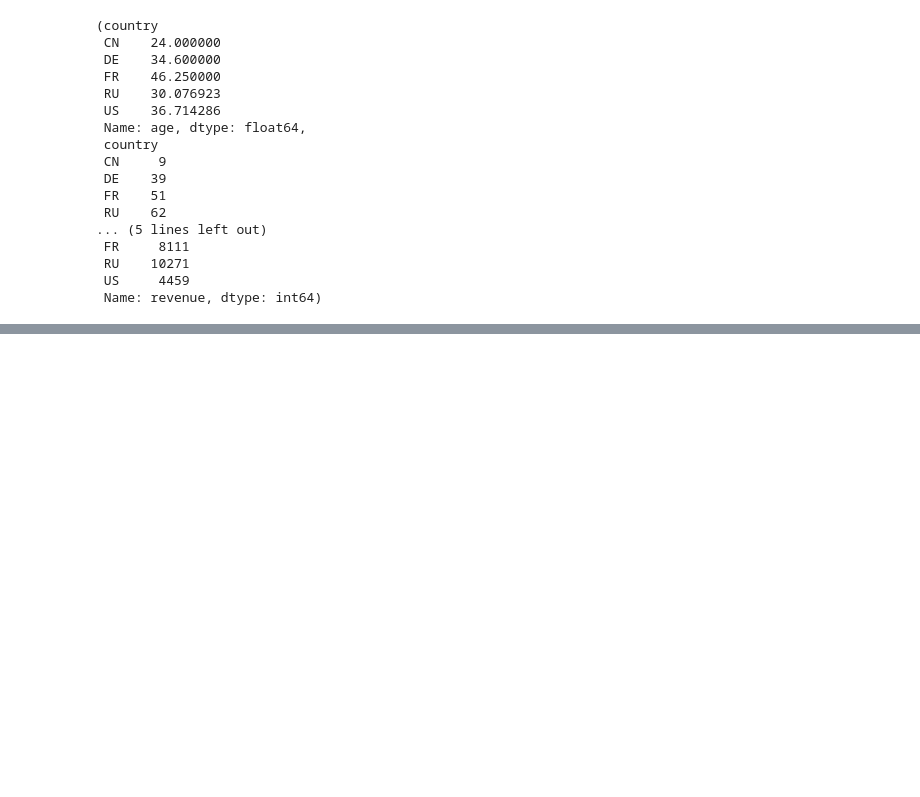
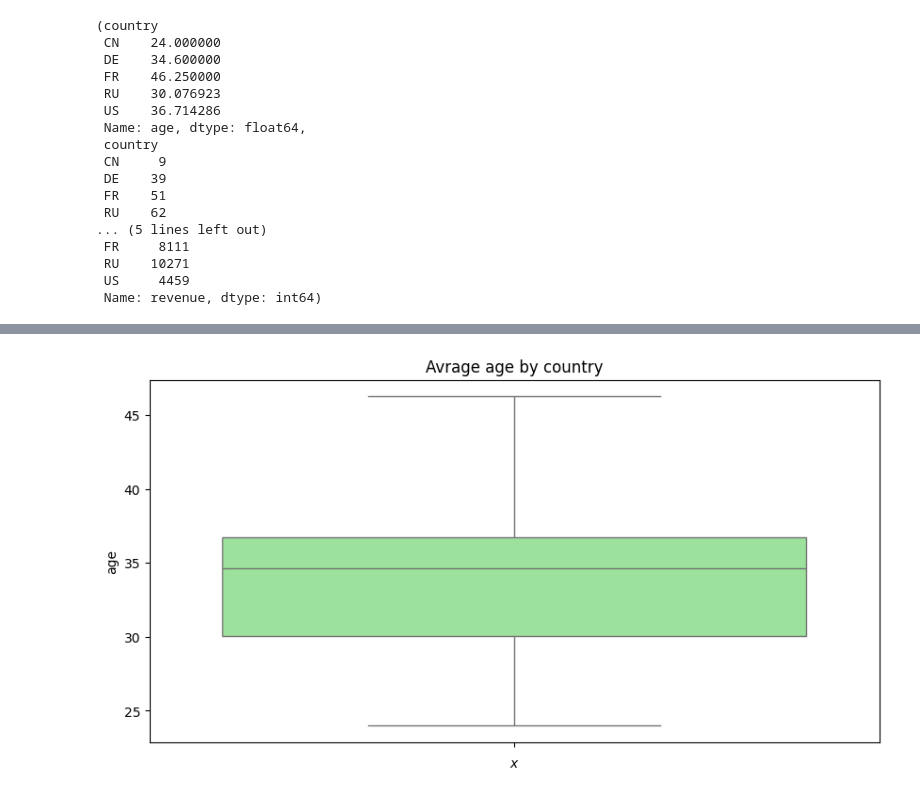
Before and after one commit to 12hennesy17/MLtask, a Jupyter notebook: homeworks/HW02/HW02.ipynb, the cells around one changed output, grey strips where cells are left out. Drawn from its saved outputs; the diff is of its cells as text; code cells hidden in the pictures; blank space fills up the shorter version.

```diff
--- a/homeworks/HW02/HW02.ipynb
+++ b/homeworks/HW02/HW02.ipynb
@@ -654,0 +653,9 @@ AttributeError: Rectangle.set() got an unexpected keyword argument 'colors'
+# %%
+plt.figure(figsize=(10,5))
+sns.boxplot(data_set.groupby('country')['age'].mean(), color='lightgreen')
+plt.xlabel("$x$")
+plt.title("Avrage age by country")
+plt.savefig(r'C:\Users\MateBook\test\MLtask\homeworks\HW02\figures\average_age_country.png')
+plt.show()
+# %% [output]
+[figure, added]
```
Also changed, not shown: parts of 4 cells of this notebook.
